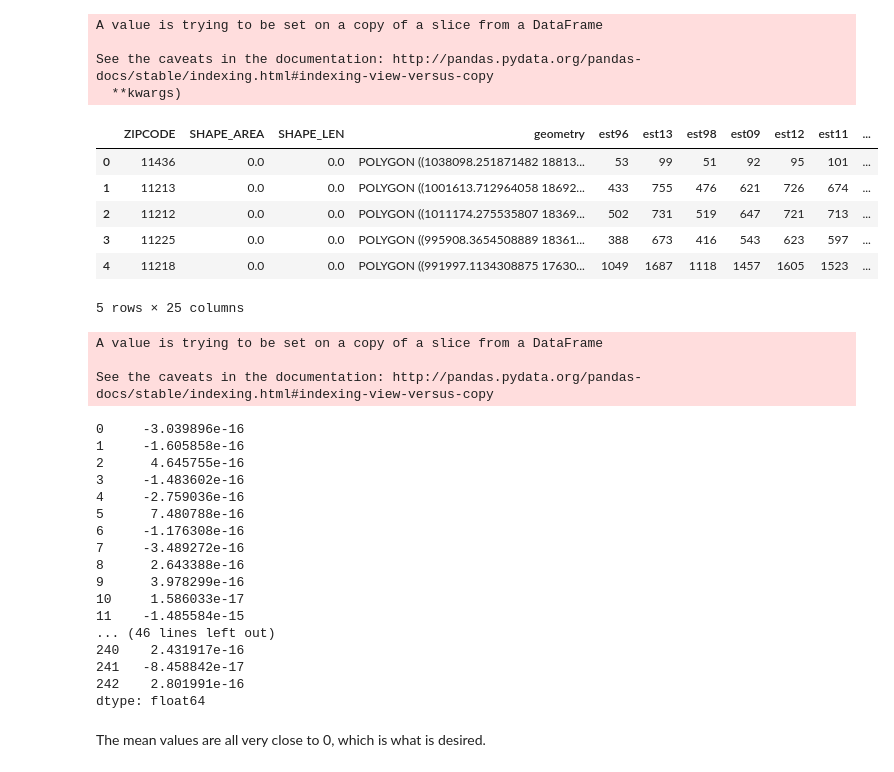
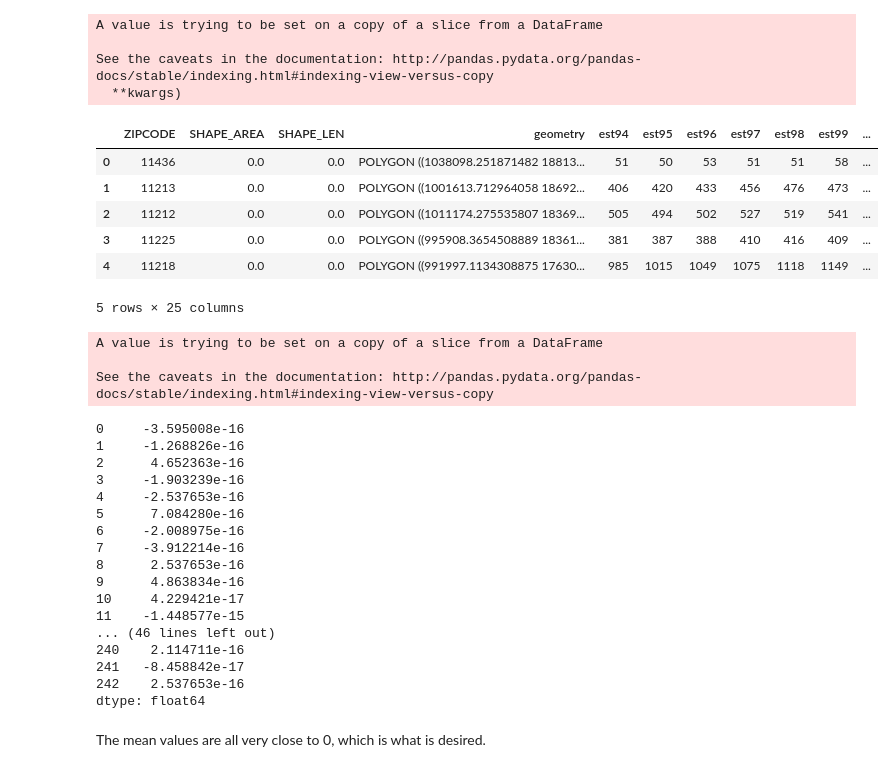
Before and after one commit to tisola/PUI2018_ti582, a Jupyter notebook: HW12_ti582/HW12_A2_TI.ipynb, the cells around one changed output. Cells and saved outputs as stored; diff of their text form; code cells hidden in the pictures.

```diff
--- a/HW12_ti582/HW12_A2_TI.ipynb
+++ b/HW12_ti582/HW12_A2_TI.ipynb
@@ -108,16 +108,19 @@ See the caveats in the documentation: http://pandas.pydata.org/pandas-docs/stabl
 # %%
 # Merge the Census and NYC Zipcodes data
 for item in d.keys():
     nyczipsshp2 = nyczipsshp2.merge(d[item], on='ZIPCODE')
     nyczipsshp2.rename(index=str, columns={'est':'est'+'%s'%item}, inplace=True)
+nyczipsshp2 = nyczipsshp2[['ZIPCODE','SHAPE_AREA','SHAPE_LEN','geometry','est94','est95','est96','est97',
+                           'est98','est99','est00','est01','est02','est03','est04','est05','est06','est07',
+                          'est08','est09','est10','est11','est12','est13','est14']]
 nyczipsshp2.head()
 # %% [output]
-|  | ZIPCODE | SHAPE_AREA | SHAPE_LEN | geometry | est96 | est13 | est98 | est09 | est12 | est11 | ... |
-| 0 | 11436 | 0.0 | 0.0 | POLYGON ((1038098.251871482 18813... | 53 | 99 | 51 | 92 | 95 | 101 | ... |
-| 1 | 11213 | 0.0 | 0.0 | POLYGON ((1001613.712964058 18692... | 433 | 755 | 476 | 621 | 726 | 674 | ... |
-| 2 | 11212 | 0.0 | 0.0 | POLYGON ((1011174.275535807 18369... | 502 | 731 | 519 | 647 | 721 | 713 | ... |
-| 3 | 11225 | 0.0 | 0.0 | POLYGON ((995908.3654508889 18361... | 388 | 673 | 416 | 543 | 623 | 597 | ... |
-| 4 | 11218 | 0.0 | 0.0 | POLYGON ((991997.1134308875 17630... | 1049 | 1687 | 1118 | 1457 | 1605 | 1523 | ... |
+|  | ZIPCODE | SHAPE_AREA | SHAPE_LEN | geometry | est94 | est95 | est96 | est97 | est98 | est99 | ... |
+| 0 | 11436 | 0.0 | 0.0 | POLYGON ((1038098.251871482 18813... | 51 | 50 | 53 | 51 | 51 | 58 | ... |
+| 1 | 11213 | 0.0 | 0.0 | POLYGON ((1001613.712964058 18692... | 406 | 420 | 433 | 456 | 476 | 473 | ... |
+| 2 | 11212 | 0.0 | 0.0 | POLYGON ((1011174.275535807 18369... | 505 | 494 | 502 | 527 | 519 | 541 | ... |
+| 3 | 11225 | 0.0 | 0.0 | POLYGON ((995908.3654508889 18361... | 381 | 387 | 388 | 410 | 416 | 409 | ... |
+| 4 | 11218 | 0.0 | 0.0 | POLYGON ((991997.1134308875 17630... | 985 | 1015 | 1049 | 1075 | 1118 | 1149 | ... |
 5 rows × 25 columns
 # %%
 # Create a new dataframe without the geometric info
@@ -139,22 +142,22 @@ vals.drop(['index'], axis=1, inplace=True)
 # Check that the mean is 0
 print(vals.mean(1))
 # %% [output]
-0     -3.039896e-16
-1     -1.605858e-16
-2      4.645755e-16
-3     -1.483602e-16
-4     -2.759036e-16
-5      7.480788e-16
-6     -1.176308e-16
-7     -3.489272e-16
-8      2.643388e-16
-9      3.978299e-16
-10     1.586033e-17
-11    -1.485584e-15
+0     -3.595008e-16
+1     -1.268826e-16
+2      4.652363e-16
+3     -1.903239e-16
+4     -2.537653e-16
+5      7.084280e-16
+6     -2.008975e-16
+7     -3.912214e-16
+8      2.537653e-16
+9      4.863834e-16
+10     4.229421e-17
+11    -1.448577e-15
 ... (46 lines left out)
-240    2.431917e-16
+240    2.114711e-16
 241   -8.458842e-17
-242    2.801991e-16
+242    2.537653e-16
 dtype: float64
 # %% [markdown]
 The mean values are all very close to 0, which is what is desired.
```
Also changed, not shown: parts of 7 cells of this notebook.
